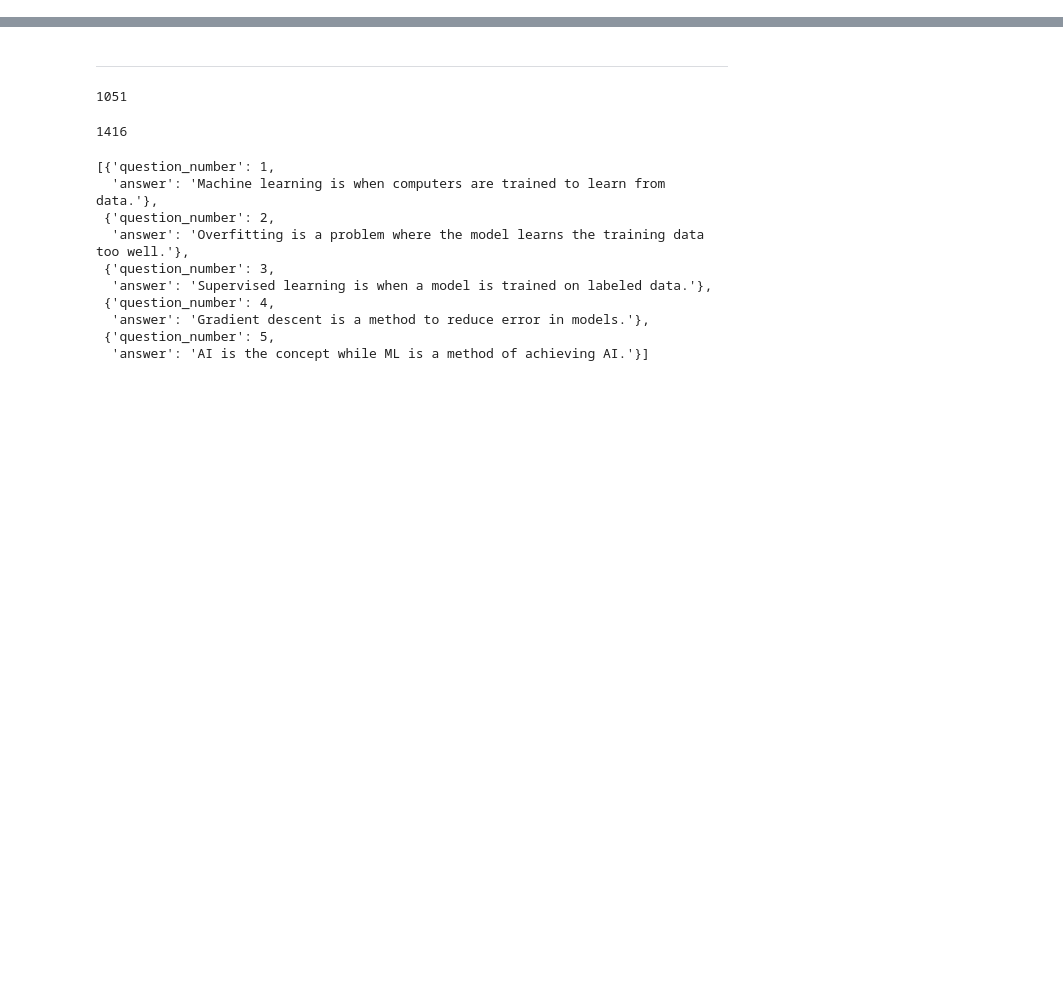
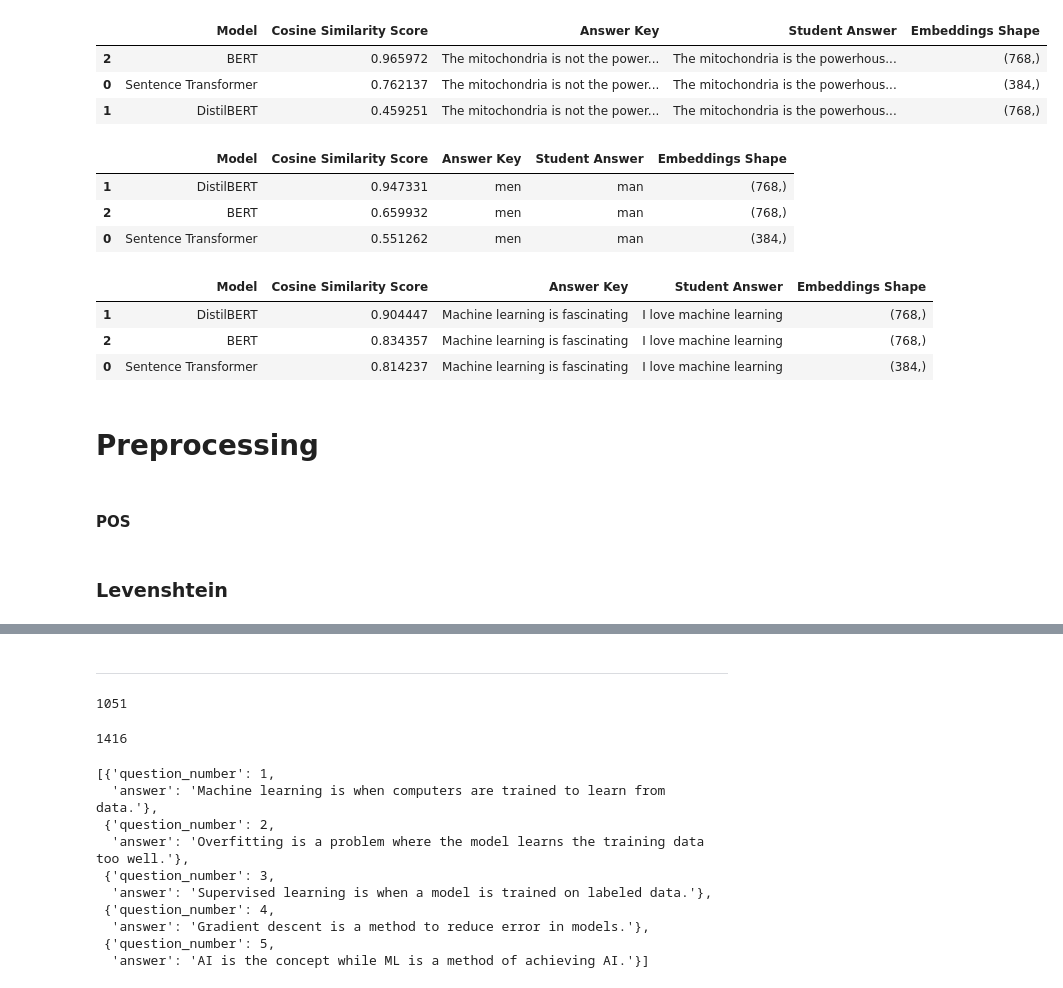
Before and after one commit to IrshadYasseen/relativeGrade, a Jupyter notebook: pract.ipynb, the cells around one changed output, grey strips where cells are left out. Saved outputs shown, nothing was run; the diff lists cells and outputs as text; code cells hidden in the pictures; blank space fills up the shorter version.

```diff
--- a/pract.ipynb
+++ b/pract.ipynb
@@ -133,17 +49,0 @@ Similarity score between the two sentences: 0.8349
-# %%
-# Load pre-trained SentenceTransformer model
-model = SentenceTransformer('paraphrase-MiniLM-L6-v2')
-
-# Sentences to compare
-sent1 = "The car is red"
-sent2 = "The vehicle is crimson"
-
-# Generate sentence embeddings
-embedding1 = model.encode([sent1])
-embedding2 = model.encode([sent2])
-
-# Compute similarity
-similarity_score = cosine_similarity(embedding1, embedding2)
-
-# Print the similarity score
-print(f"Similarity score: {similarity_score[0][0]:.4f}")
@@ -175,0 +96,12 @@ data = [
+# %%
+def sim(ans,key):
+    for model,name in zip([sen_tran,distBert],["Sentence Transformer","DistilBERT"]):
+        ans_emb = model.encode(ans)
+        key_emb = model.encode(key)
+        similarity = cosine_similarity([ans_emb], [key_emb])
+        print(f"{name.upper()}")
+        print("-"*len(name))
+        print(f"\nAnswerkey: {key}\nStudent Answer: {ans}")
+        # print(f"Embeddings: {key_emb}\nStudent Answer: {ans_emb}")
+        print(f"Embeddings shape ={np.shape(ans_emb)}")
+        print(f"Cosine Similarity Score: {similarity[0][0]}\n")
@@ -175,0 +120,35 @@ data = [
+# %%
+student_answer = "The mitochondria is the powerhouse of the cell."
+reference_answer = "The mitochondria is not the powerhouse of the cell."
+sim(student_answer,reference_answer)
+# %% [output]
+|  | Model | Cosine Similarity Score | Answer Key | Student Answer | Embeddings Shape |
+| 2 | BERT | 0.965972 | The mitochondria is not the power... | The mitochondria is the powerhous... | (768,) |
+| 0 | Sentence Transformer | 0.762137 | The mitochondria is not the power... | The mitochondria is the powerhous... | (384,) |
+| 1 | DistilBERT | 0.459251 | The mitochondria is not the power... | The mitochondria is the powerhous... | (768,) |
+# %%
+
+# Load a pre-trained model
+# Example text input
+text1 = "man"
+text2 = "men"
+sim(text1,text2)
+# %% [output]
+|  | Model | Cosine Similarity Score | Answer Key | Student Answer | Embeddings Shape |
+| 1 | DistilBERT | 0.947331 | men | man | (768,) |
+| 2 | BERT | 0.659932 | men | man | (768,) |
+| 0 | Sentence Transformer | 0.551262 | men | man | (384,) |
+# %%
+# Example text input
+text1 = "I love machine learning"
+text2 = "Machine learning is fascinating"
+sim(text1,text2)
+# %% [output]
+|  | Model | Cosine Similarity Score | Answer Key | Student Answer | Embeddings Shape |
+| 1 | DistilBERT | 0.904447 | Machine learning is fascinating | I love machine learning | (768,) |
+| 2 | BERT | 0.834357 | Machine learning is fascinating | I love machine learning | (768,) |
+| 0 | Sentence Transformer | 0.814237 | Machine learning is fascinating | I love machine learning | (384,) |
+# %% [markdown]
+# Preprocessing
+# %% [markdown]
+#### POS
@@ -175,0 +168,2 @@ data = [
+# %% [markdown]
+### Levenshtein
```
Also changed, not shown: parts of 31 cells of this notebook, 8 other files.
